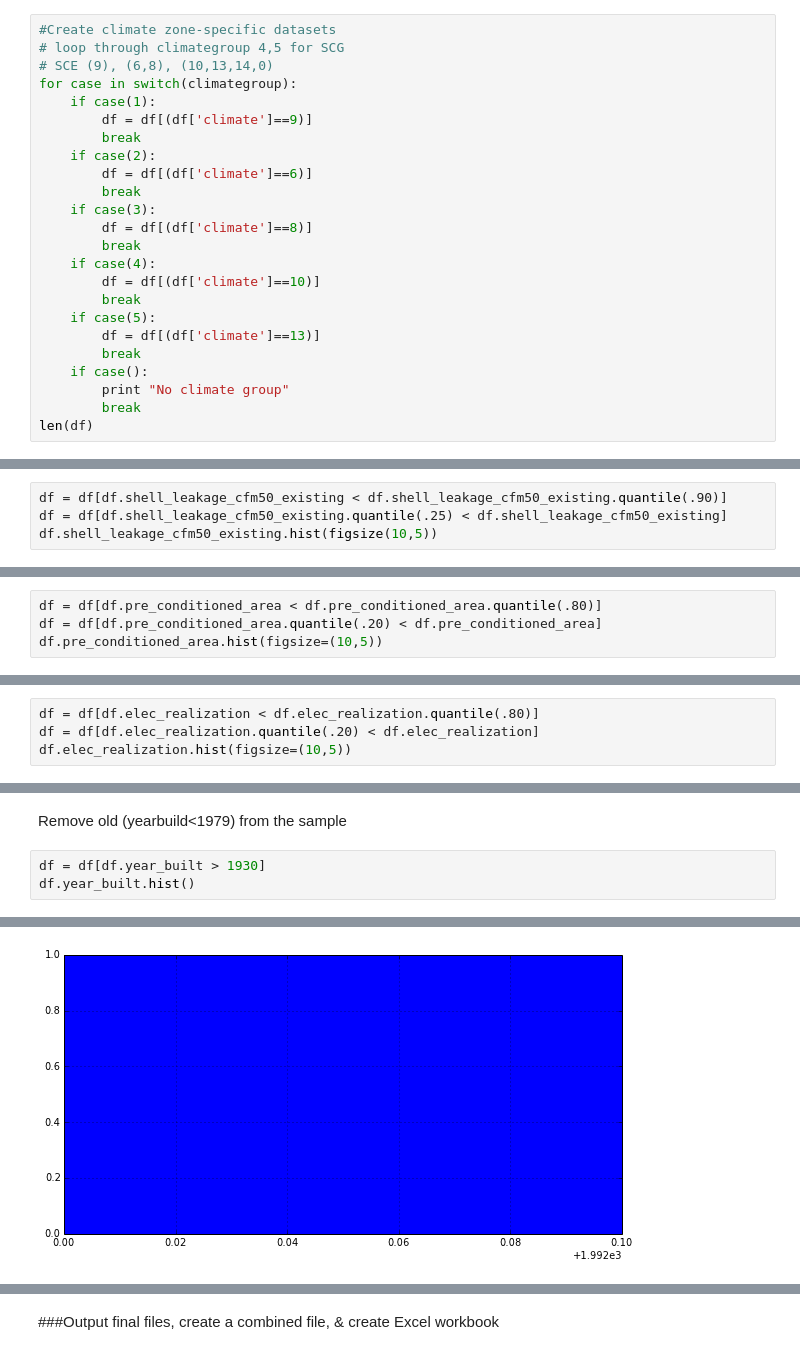
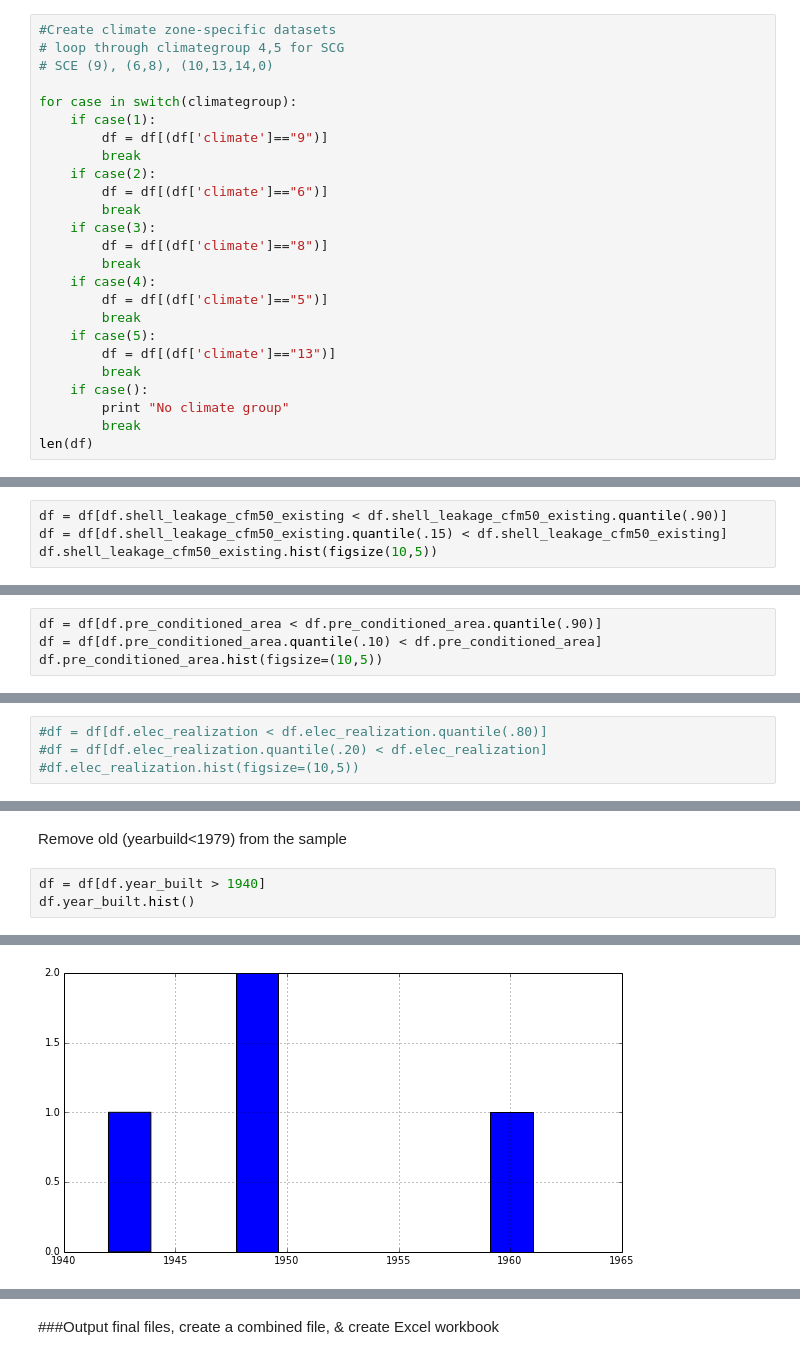
Before and after one commit to impactlab/CalTest, a Jupyter notebook: src/notebooks/CalTestHomeSelectionSCGGas.ipynb, the cells around one changed output, grey strips where cells are left out. Drawn from its saved outputs; the diff is of its cells as text.

```diff
--- a/src/notebooks/CalTestHomeSelectionSCGGas.ipynb
+++ b/src/notebooks/CalTestHomeSelectionSCGGas.ipynb
@@ -96,21 +98,22 @@ dtype: int64
 #Create climate zone-specific datasets
 # loop through climategroup 4,5 for SCG
 # SCE (9), (6,8), (10,13,14,0)
+
 for case in switch(climategroup):
     if case(1):
-        df = df[(df['climate']==9)]
+        df = df[(df['climate']=="9")]
         break
     if case(2):
-        df = df[(df['climate']==6)]
+        df = df[(df['climate']=="6")]
         break
     if case(3):
-        df = df[(df['climate']==8)]
+        df = df[(df['climate']=="8")]
         break
     if case(4):
-        df = df[(df['climate']==10)]
+        df = df[(df['climate']=="5")]
         break
     if case(5):
-        df = df[(df['climate']==13)]
+        df = df[(df['climate']=="13")]
         break
     if case():
         print "No climate group"
@@ -169,7 +172,7 @@ df.shell_leakage_cfm50_existing.hist(figsize=(10,5))
 Remove lower 25% percentile and top 10 percentile of CFM50
 # %%
 df = df[df.shell_leakage_cfm50_existing < df.shell_leakage_cfm50_existing.quantile(.90)]
-df = df[df.shell_leakage_cfm50_existing.quantile(.25) < df.shell_leakage_cfm50_existing]
+df = df[df.shell_leakage_cfm50_existing.quantile(.15) < df.shell_leakage_cfm50_existing]
 df.shell_leakage_cfm50_existing.hist(figsize(10,5))
 # %% [output]
 <matplotlib.axes.AxesSubplot at 0x...>
@@ -222,8 +223,8 @@ df.pre_conditioned_area.hist(figsize=(10,5))
 # %% [markdown]
 Dropping the lower and upper 20% of the distribution
 # %%
-df = df[df.pre_conditioned_area < df.pre_conditioned_area.quantile(.80)]
-df = df[df.pre_conditioned_area.quantile(.20) < df.pre_conditioned_area]
+df = df[df.pre_conditioned_area < df.pre_conditioned_area.quantile(.90)]
+df = df[df.pre_conditioned_area.quantile(.10) < df.pre_conditioned_area]
 df.pre_conditioned_area.hist(figsize=(10,5))
 # %% [output]
 <matplotlib.axes.AxesSubplot at 0x...>
@@ -275,4 +270,4 @@ df.gas_realization.hist(figsize=(10,5))
 # %%
-df = df[df.elec_realization < df.elec_realization.quantile(.80)]
-df = df[df.elec_realization.quantile(.20) < df.elec_realization]
-df.elec_realization.hist(figsize=(10,5))
+#df = df[df.elec_realization < df.elec_realization.quantile(.80)]
+#df = df[df.elec_realization.quantile(.20) < df.elec_realization]
+#df.elec_realization.hist(figsize=(10,5))
@@ -300,11 +287,11 @@ TypeError: cannot concatenate 'str' and 'float' objects
 # %% [markdown]
 Remove old (yearbuild<1979) from the sample
 # %%
-df = df[df.year_built > 1930]
+df = df[df.year_built > 1940]
 df.year_built.hist()
 # %% [output]
 <matplotlib.axes.AxesSubplot at 0x...>
-[figure, old version]
+[figure, new version]
 # %%
 len(df)
 # %% [output]
```
Also changed, not shown: parts of 25 cells of this notebook, 15 other files.
